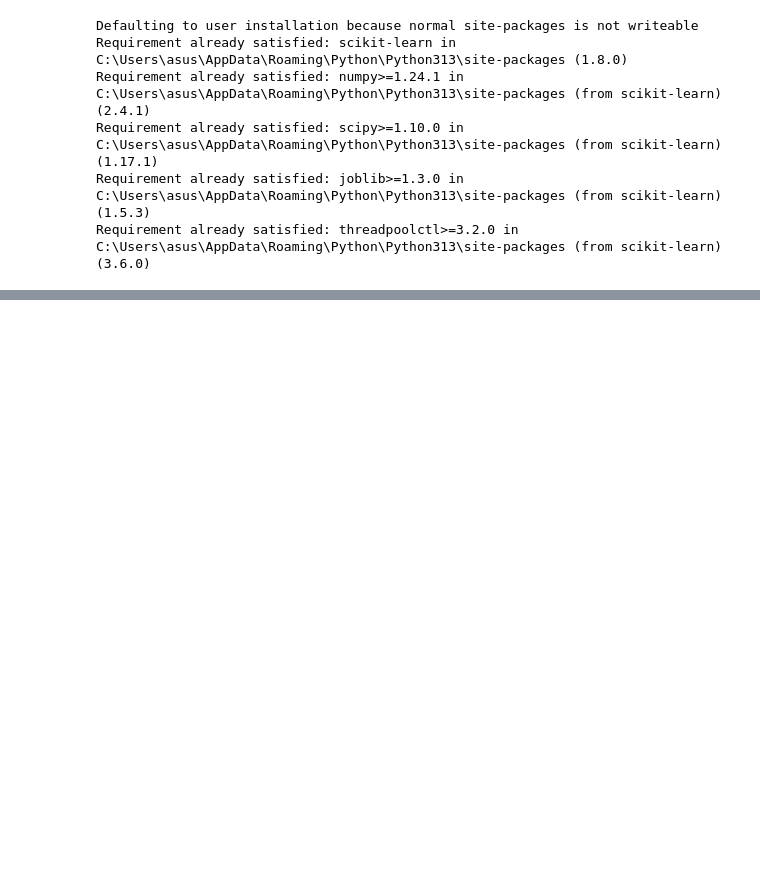
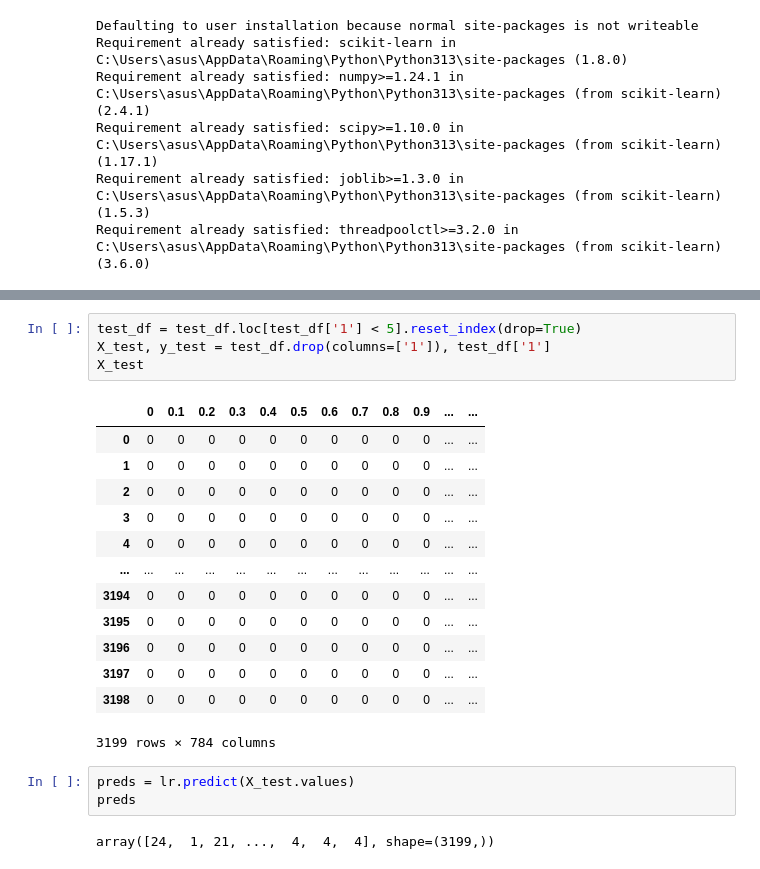
Before and after one commit to imd1lzod/Log_reg_assignment, a Jupyter notebook: letter_train_log_reg.ipynb, the cells around one changed output, grey strips where cells are left out. Drawn from its saved outputs; the diff is of its cells as text; blank space fills up the shorter version.

```diff
--- a/letter_train_log_reg.ipynb
+++ b/letter_train_log_reg.ipynb
@@ -103,0 +160,23 @@ Please also refer to the documentation for alternative solver options:
+# %%
+test_df = test_df.loc[test_df['1'] < 5].reset_index(drop=True)
+X_test, y_test = test_df.drop(columns=['1']), test_df['1']
+X_test
+# %% [output]
+|  | 0 | 0.1 | 0.2 | 0.3 | 0.4 | 0.5 | 0.6 | 0.7 | 0.8 | 0.9 | ... | ... |
+| 0 | 0 | 0 | 0 | 0 | 0 | 0 | 0 | 0 | 0 | 0 | ... | ... |
+| 1 | 0 | 0 | 0 | 0 | 0 | 0 | 0 | 0 | 0 | 0 | ... | ... |
+| 2 | 0 | 0 | 0 | 0 | 0 | 0 | 0 | 0 | 0 | 0 | ... | ... |
+| 3 | 0 | 0 | 0 | 0 | 0 | 0 | 0 | 0 | 0 | 0 | ... | ... |
+| 4 | 0 | 0 | 0 | 0 | 0 | 0 | 0 | 0 | 0 | 0 | ... | ... |
+| ... | ... | ... | ... | ... | ... | ... | ... | ... | ... | ... | ... | ... |
+| 3194 | 0 | 0 | 0 | 0 | 0 | 0 | 0 | 0 | 0 | 0 | ... | ... |
+| 3195 | 0 | 0 | 0 | 0 | 0 | 0 | 0 | 0 | 0 | 0 | ... | ... |
+| 3196 | 0 | 0 | 0 | 0 | 0 | 0 | 0 | 0 | 0 | 0 | ... | ... |
+| 3197 | 0 | 0 | 0 | 0 | 0 | 0 | 0 | 0 | 0 | 0 | ... | ... |
+| 3198 | 0 | 0 | 0 | 0 | 0 | 0 | 0 | 0 | 0 | 0 | ... | ... |
+3199 rows × 784 columns
+# %%
+preds = lr.predict(X_test.values)
+preds
+# %% [output]
+array([24,  1, 21, ...,  4,  4,  4], shape=(3199,))
```
Also changed, not shown: parts of 5 cells of this notebook, 1 other file.
